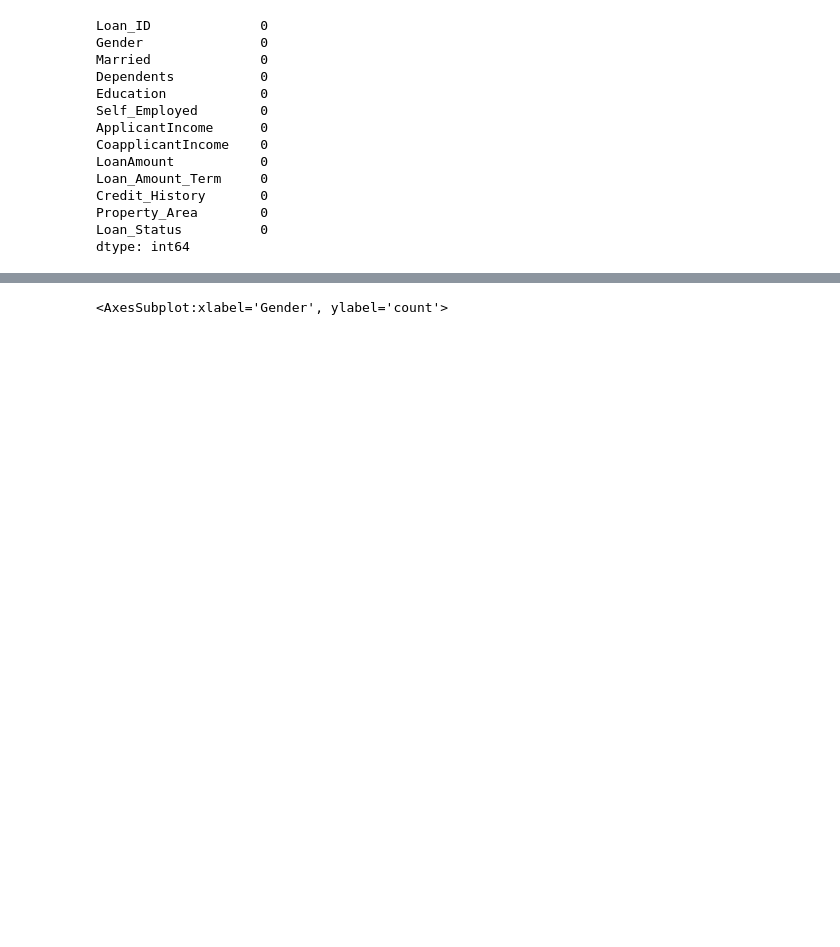
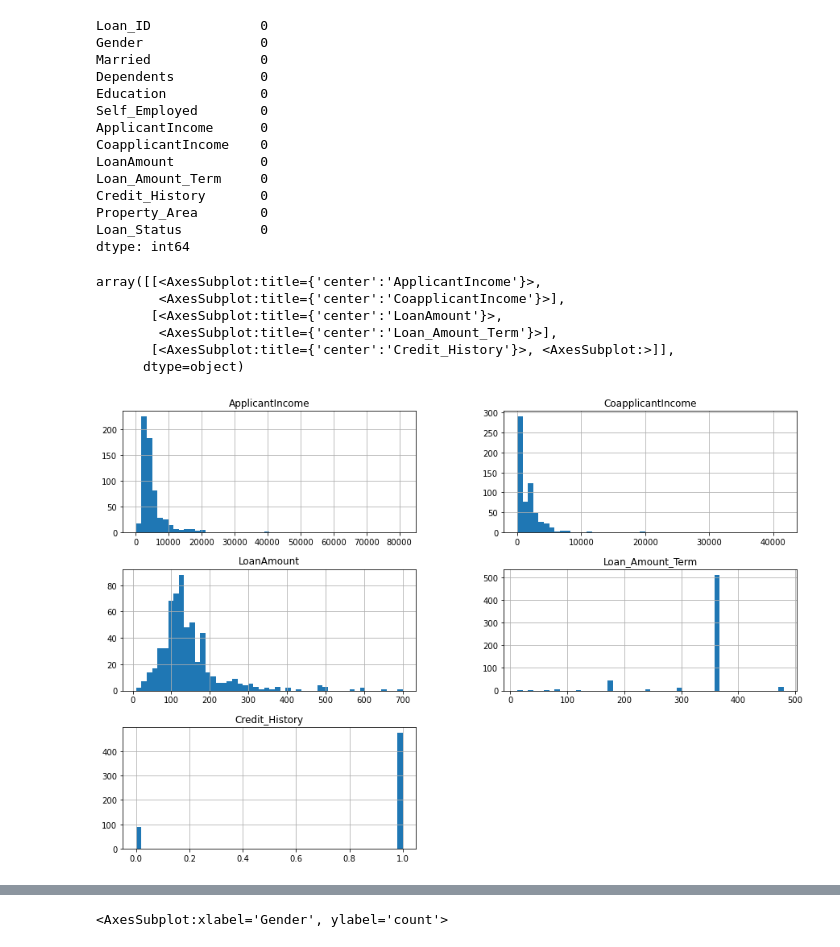
Before and after one commit to shahrambahrami/data-science-projects, a Jupyter notebook: loan_prediction/loan prediction.ipynb, the cells around one changed output, grey strips where cells are left out. Saved outputs shown, nothing was run; the diff lists cells and outputs as text; code cells hidden in the pictures; blank space fills up the shorter version.

Commit message:
added more visualization

```diff
--- a/loan_prediction/loan prediction.ipynb
+++ b/loan_prediction/loan prediction.ipynb
@@ -109,3 +109,14 @@ Credit_History       0
 Property_Area        0
 Loan_Status          0
 dtype: int64
+# %%
+dataset.hist(bins=50, figsize=(15, 10))
+# it only shows numerical cols
+# %% [output]
+array([[<AxesSubplot:title={'center':'ApplicantIncome'}>,
+        <AxesSubplot:title={'center':'CoapplicantIncome'}>],
+       [<AxesSubplot:title={'center':'LoanAmount'}>,
+        <AxesSubplot:title={'center':'Loan_Amount_Term'}>],
+       [<AxesSubplot:title={'center':'Credit_History'}>, <AxesSubplot:>]],
+      dtype=object)
+[figure, added]
```
Also changed, not shown: parts of 5 cells of this notebook.
